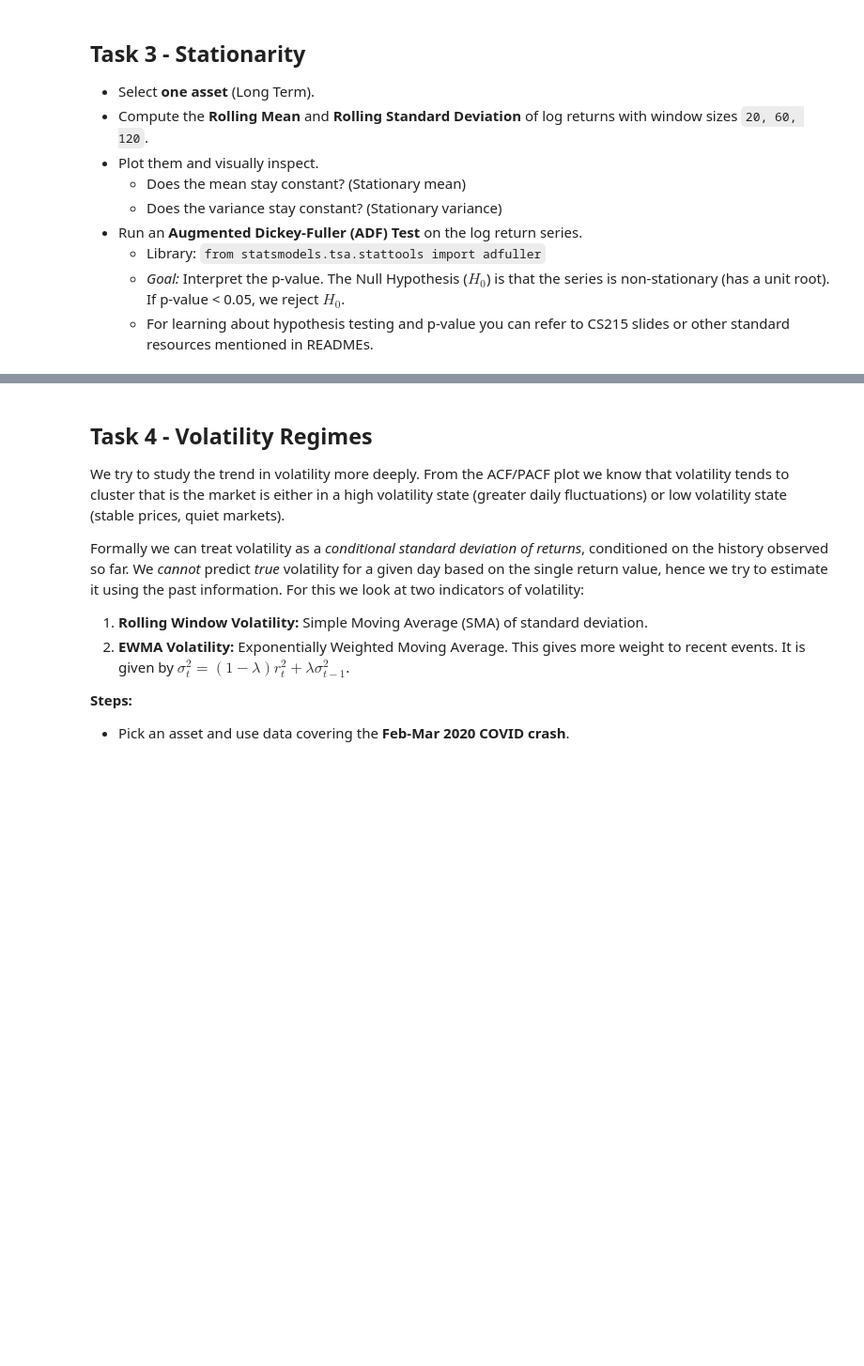
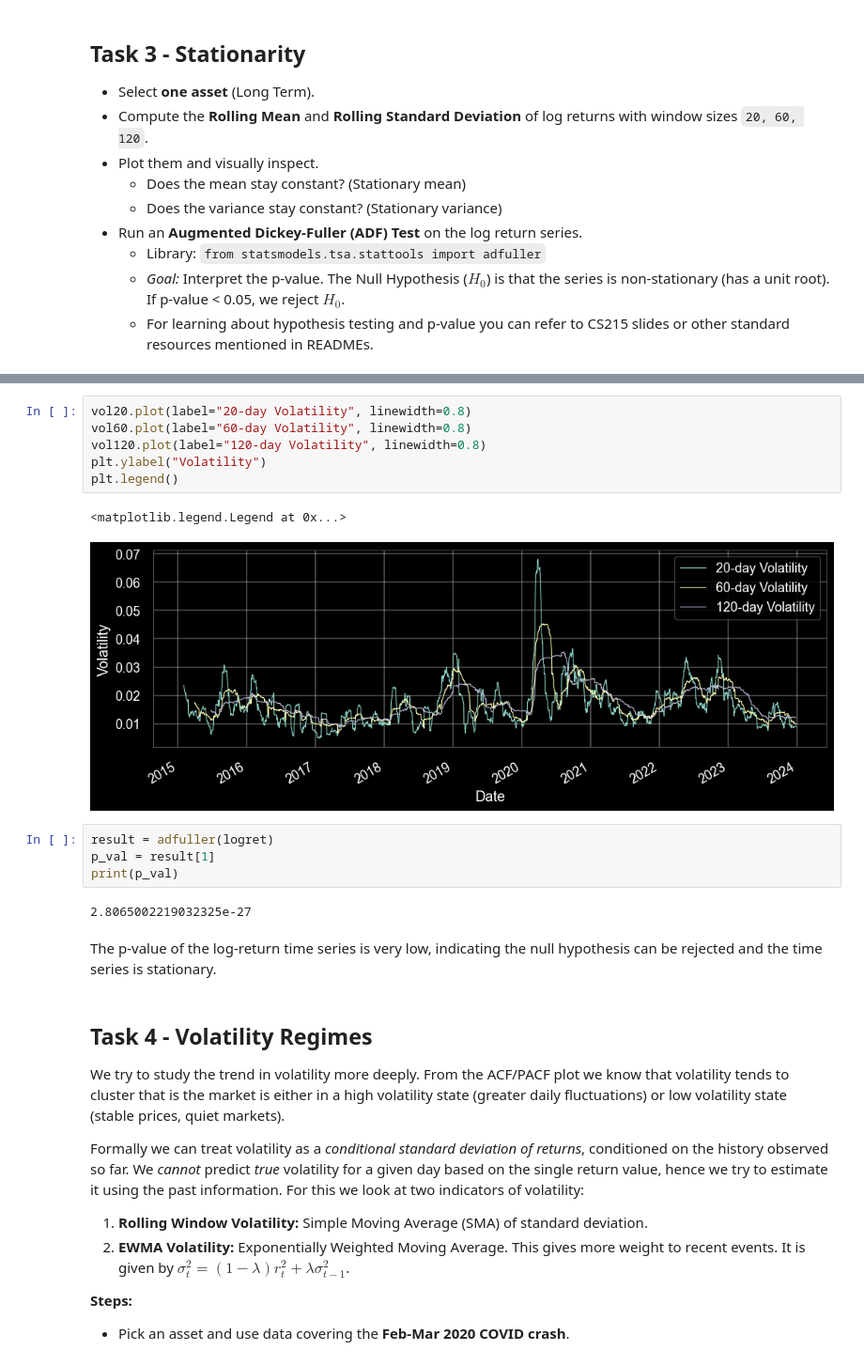
Before and after one commit to omeganebula4/Predict2Optimize-WiDS-2025, a Jupyter notebook: week1/task1.ipynb, the cells around one changed output, grey strips where cells are left out. Shown at 94% size. Cells and saved outputs as stored; diff of their text form; blank space fills up the shorter version.

```diff
--- a/week1/task1.ipynb
+++ b/week1/task1.ipynb
@@ -175,3 +206,20 @@ google_data
+# %%
+vol20.plot(label="20-day Volatility", linewidth=0.8)
+vol60.plot(label="60-day Volatility", linewidth=0.8)
+vol120.plot(label="120-day Volatility", linewidth=0.8)
+plt.ylabel("Volatility")
+plt.legend()
+# %% [output]
+<matplotlib.legend.Legend at 0x...>
+[figure, added]
+# %%
+result = adfuller(logret)
+p_val = result[1]
+print(p_val)
+# %% [output]
+2.8065002219032325e-27
+# %% [markdown]
+The p-value of the log-return time series is very low, indicating the null hypothesis can be rejected and the time series is stationary.
 # %% [markdown]
 ## Task 4 - Volatility Regimes
 We try to study the trend in volatility more deeply. From the ACF/PACF plot we know that volatility tends to cluster that is the market is either in a high volatility state (greater daily fluctuations) or low volatility state (stable prices, quiet markets).
```
Also changed, not shown: parts of 12 cells of this notebook.
